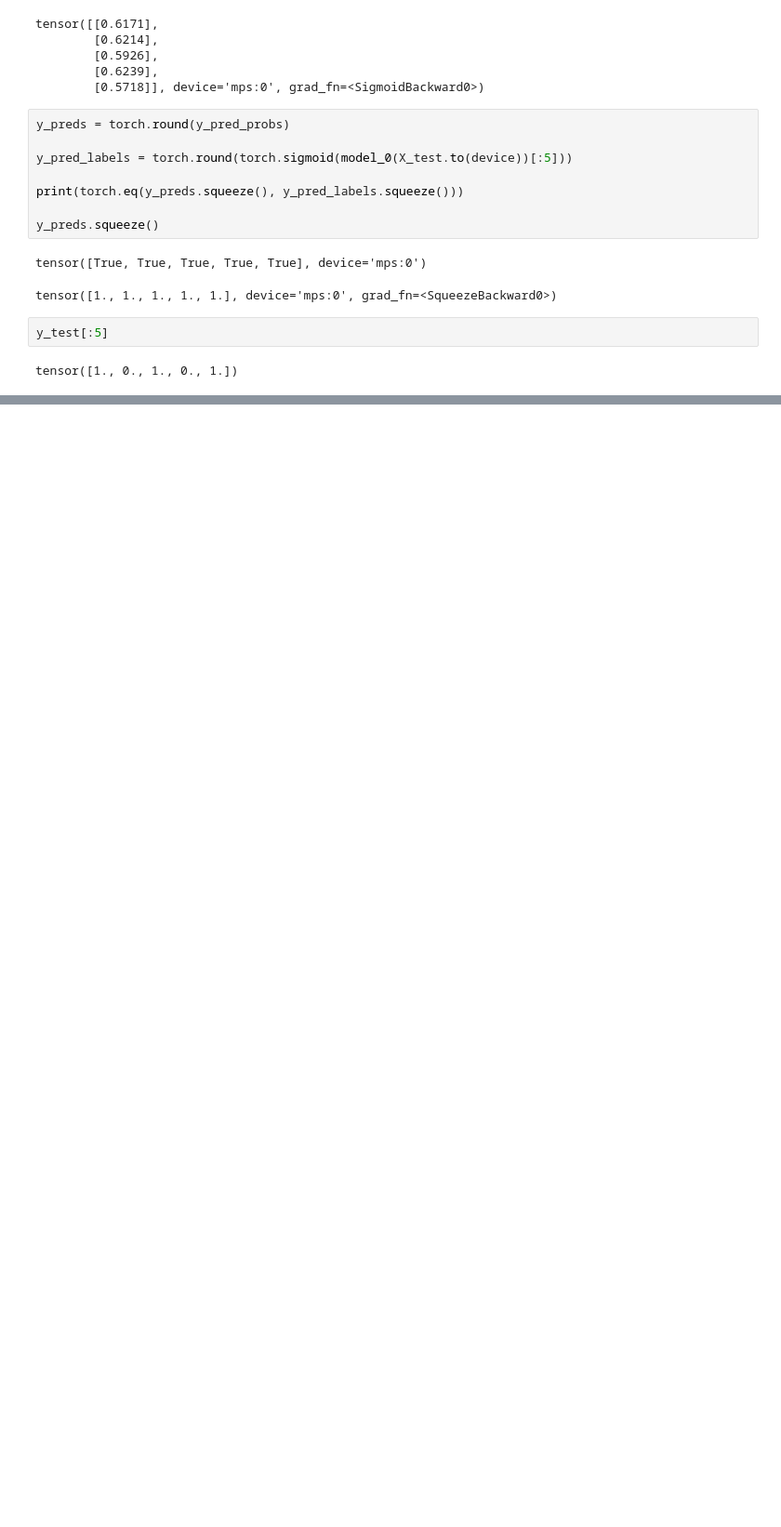
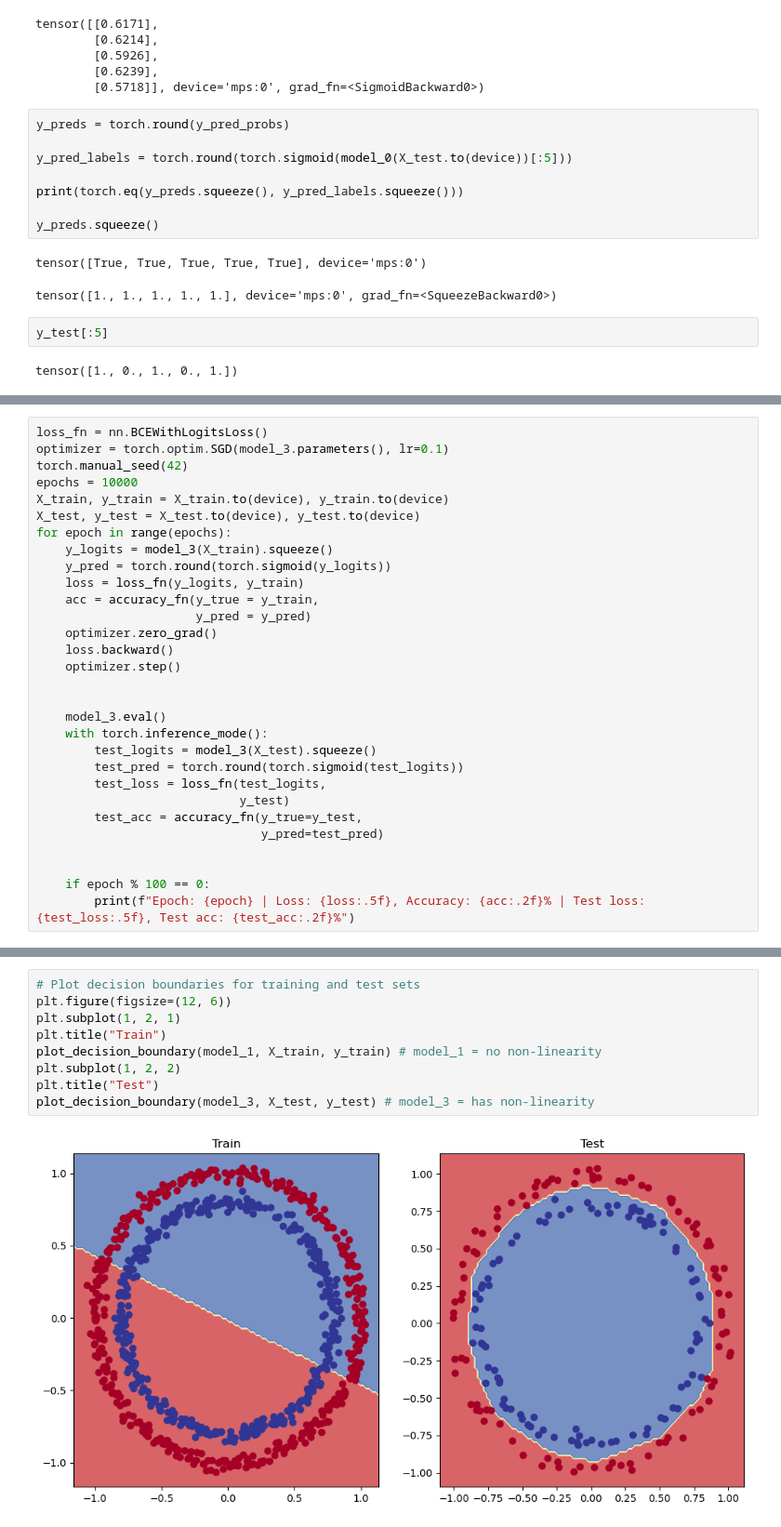
Before and after one commit to Ashes814/learn-pytorch, a Jupyter notebook: 02_pytorch_nn_classification.ipynb, the cells around one changed output, grey strips where cells are left out. Shown: that part at 93% size. Drawn from its saved outputs; the diff is of its cells as text; blank space fills up the shorter version.

```diff
--- a/02_pytorch_nn_classification.ipynb
+++ b/02_pytorch_nn_classification.ipynb
@@ -223,0 +371,30 @@ Epoch: 90 | Loss: 0.69306, Accuracy: 50.88% | Test loss: 0.69516, Test acc: 46.5
+# %%
+loss_fn = nn.BCEWithLogitsLoss()
+optimizer = torch.optim.SGD(model_3.parameters(), lr=0.1)
+torch.manual_seed(42)
+epochs = 10000
+X_train, y_train = X_train.to(device), y_train.to(device)
+X_test, y_test = X_test.to(device), y_test.to(device)
+for epoch in range(epochs):
+    y_logits = model_3(X_train).squeeze()
+    y_pred = torch.round(torch.sigmoid(y_logits))
+    loss = loss_fn(y_logits, y_train)
+    acc = accuracy_fn(y_true = y_train,
+                      y_pred = y_pred)
+    optimizer.zero_grad()
+    loss.backward()
+    optimizer.step()
+
+
+    model_3.eval()
+    with torch.inference_mode():
+        test_logits = model_3(X_test).squeeze()
+        test_pred = torch.round(torch.sigmoid(test_logits))
+        test_loss = loss_fn(test_logits,
+                            y_test)
+        test_acc = accuracy_fn(y_true=y_test,
+                               y_pred=test_pred)
+
+
+    if epoch % 100 == 0:
+        print(f"Epoch: {epoch} | Loss: {loss:.5f}, Accuracy: {acc:.2f}% | Test loss: {test_loss:.5f}, Test acc: {test_acc:.2f}%")
@@ -223,0 +419,11 @@ Epoch: 90 | Loss: 0.69306, Accuracy: 50.88% | Test loss: 0.69516, Test acc: 46.5
+# %%
+# Plot decision boundaries for training and test sets
+plt.figure(figsize=(12, 6))
+plt.subplot(1, 2, 1)
+plt.title("Train")
+plot_decision_boundary(model_1, X_train, y_train) # model_1 = no non-linearity
+plt.subplot(1, 2, 2)
+plt.title("Test")
+plot_decision_boundary(model_3, X_test, y_test) # model_3 = has non-linearity
+# %% [output]
+[figure, added]
```
Also changed, not shown: parts of 10 cells of this notebook, 1 other file.
